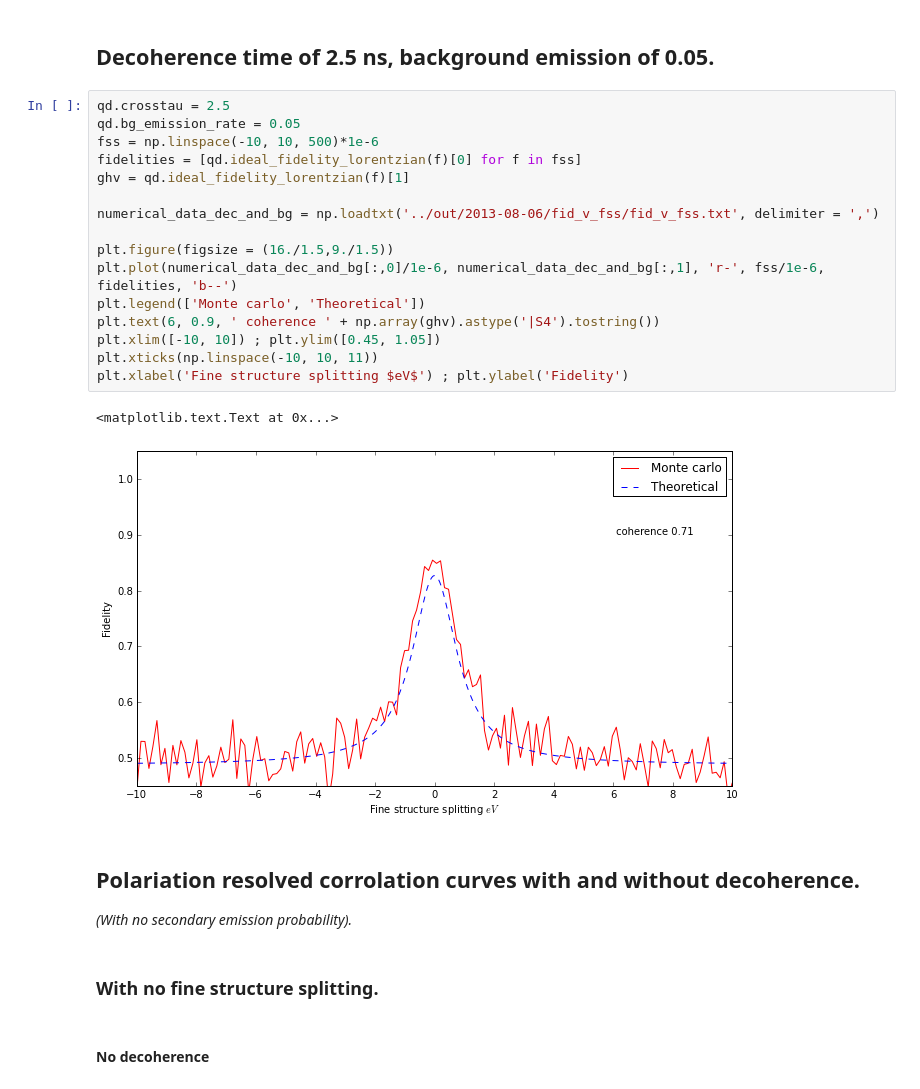
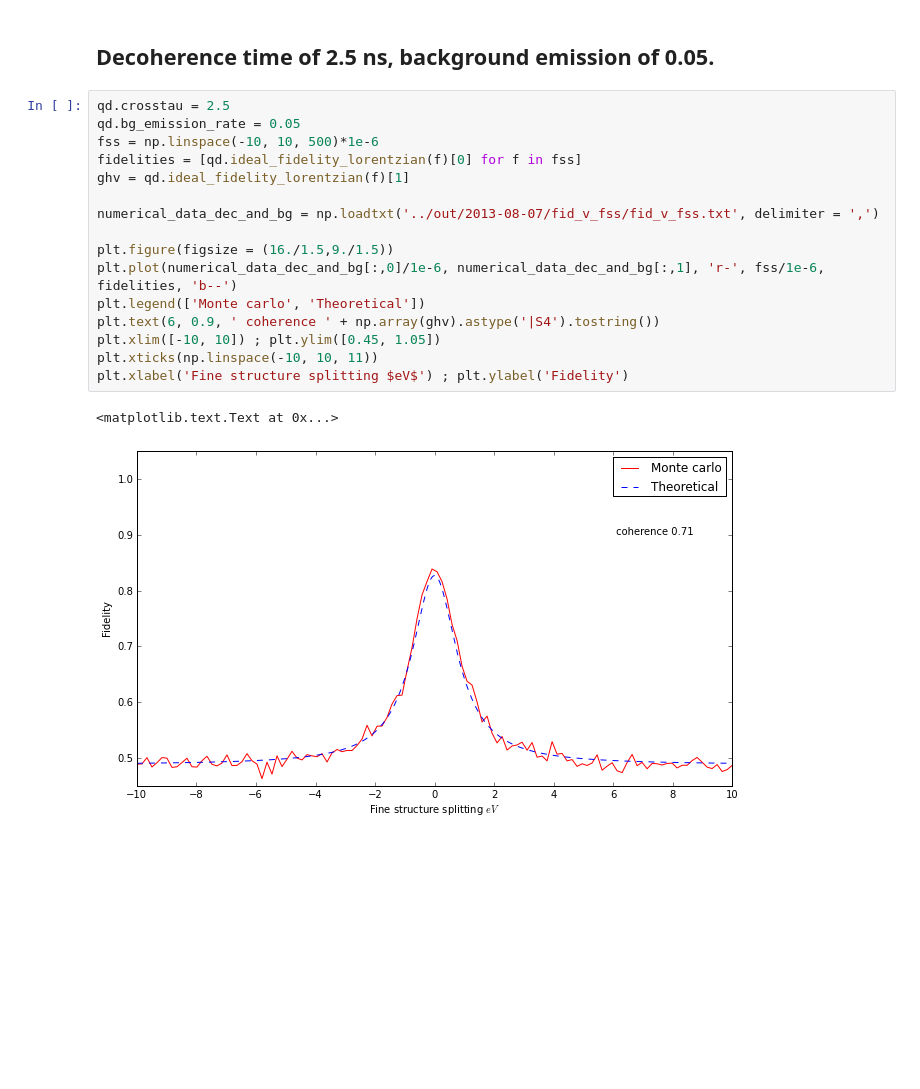
Before and after one commit to eoinmurray/icarus, a Jupyter notebook: notebooks/Fidelity verus Fine structure splitting.ipynb, the cells around one changed output. Cells and saved outputs as stored; diff of their text form; blank space fills up the shorter version.

Commit message:
add w_bg fid_v_fss curve, matches very well

```diff
--- a/notebooks/Fidelity verus Fine structure splitting.ipynb
+++ b/notebooks/Fidelity verus Fine structure splitting.ipynb
@@ -82,26 +78,19 @@ plt.xlabel('Fine structure splitting $eV$') ; plt.ylabel('Fidelity')
 # %%
 qd.crosstau = 2.5
 qd.bg_emission_rate = 0.05
 fss = np.linspace(-10, 10, 500)*1e-6
 fidelities = [qd.ideal_fidelity_lorentzian(f)[0] for f in fss]
 ghv = qd.ideal_fidelity_lorentzian(f)[1]
 
-numerical_data_dec_and_bg = np.loadtxt('../out/2013-08-06/fid_v_fss/fid_v_fss.txt', delimiter = ',')
+numerical_data_dec_and_bg = np.loadtxt('../out/2013-08-07/fid_v_fss/fid_v_fss.txt', delimiter = ',')
 
 plt.figure(figsize = (16./1.5,9./1.5))
 plt.plot(numerical_data_dec_and_bg[:,0]/1e-6, numerical_data_dec_and_bg[:,1], 'r-', fss/1e-6, fidelities, 'b--')
 plt.legend(['Monte carlo', 'Theoretical'])
 plt.text(6, 0.9, ' coherence ' + np.array(ghv).astype('|S4').tostring())
 plt.xlim([-10, 10]) ; plt.ylim([0.45, 1.05])
 plt.xticks(np.linspace(-10, 10, 11))
 plt.xlabel('Fine structure splitting $eV$') ; plt.ylabel('Fidelity')
 # %% [output]
 <matplotlib.text.Text at 0x...>
-[figure, old version]
+[figure, new version]
-# %% [markdown]
-## Polariation resolved corrolation curves with and without decoherence.
-_(With no secondary emission probability)._
-# %% [markdown]
-### With no fine structure splitting.
-# %% [markdown]
-#### No decoherence
```
Also changed, not shown: parts of 13 cells of this notebook, 2 other files.
